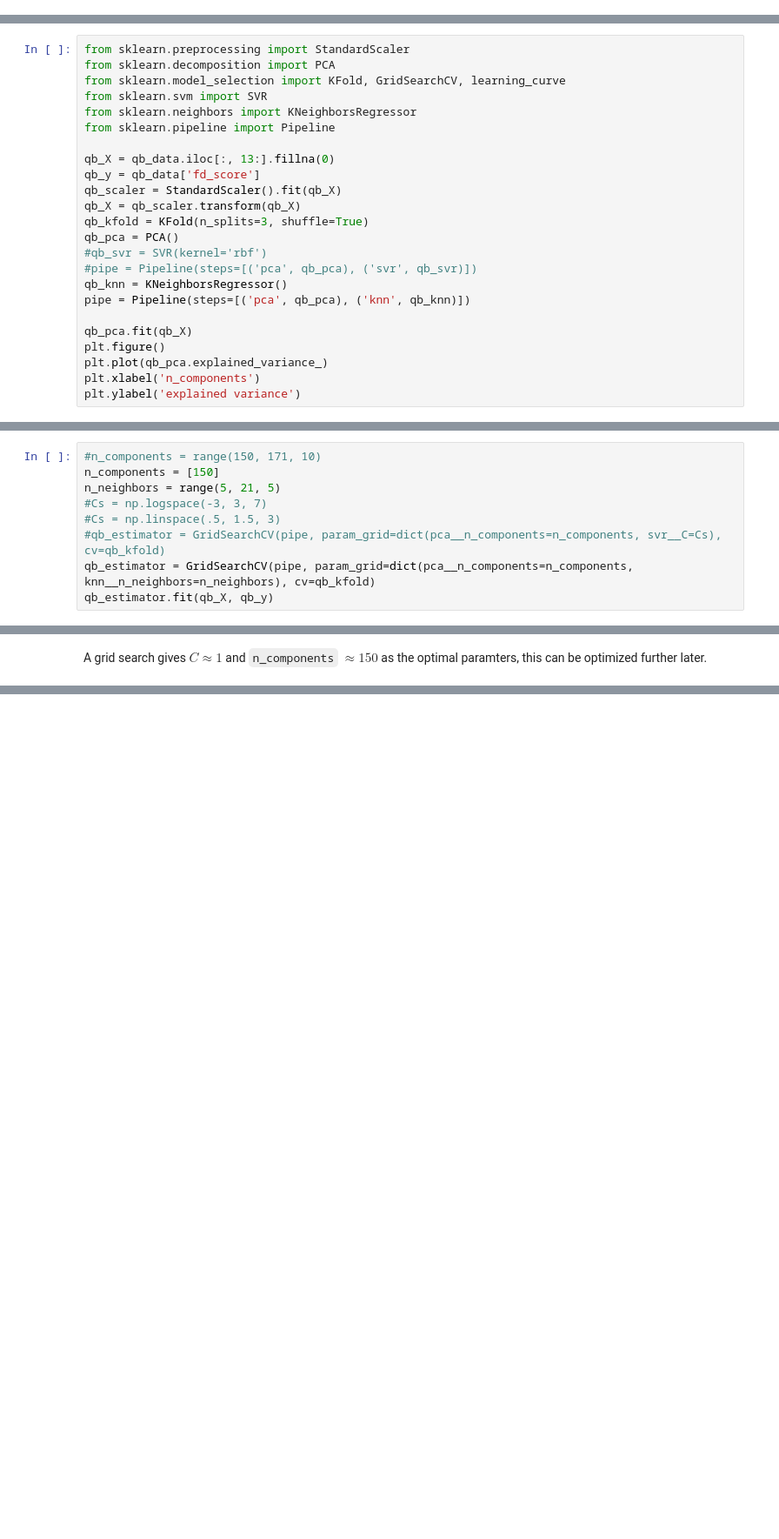
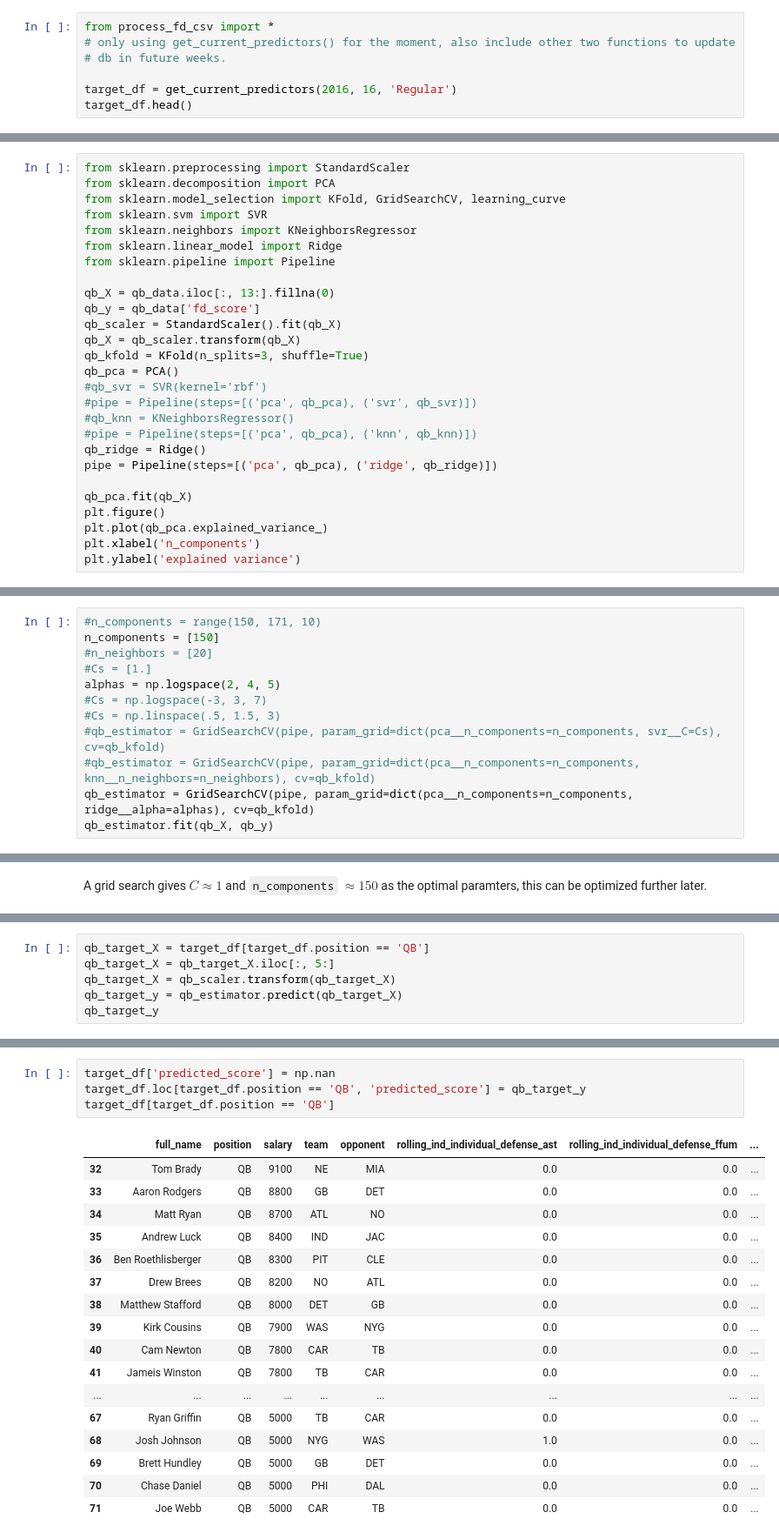
Before and after one commit to KMLDS/Bender, a Jupyter notebook: analysis.ipynb, the cells around one changed output, grey strips where cells are left out. Shown: that part at 87% size. Drawn from its saved outputs; the diff is of its cells as text; blank space fills up the shorter version.

Commit message:
first working code for predictions

```diff
--- a/analysis.ipynb
+++ b/analysis.ipynb
@@ -49,0 +50,7 @@ df.iloc[:10,:13]
+# %%
+from process_fd_csv import *
+# only using get_current_predictors() for the moment, also include other two functions to update
+# db in future weeks.
+
+target_df = get_current_predictors(2016, 16, 'Regular')
+target_df.head()
@@ -65,6 +84,7 @@ from sklearn.decomposition import PCA
 from sklearn.model_selection import KFold, GridSearchCV, learning_curve
 from sklearn.svm import SVR
 from sklearn.neighbors import KNeighborsRegressor
+from sklearn.linear_model import Ridge
 from sklearn.pipeline import Pipeline
 
 qb_X = qb_data.iloc[:, 13:].fillna(0)
@@ -75,8 +95,10 @@ qb_kfold = KFold(n_splits=3, shuffle=True)
 qb_pca = PCA()
 #qb_svr = SVR(kernel='rbf')
 #pipe = Pipeline(steps=[('pca', qb_pca), ('svr', qb_svr)])
-qb_knn = KNeighborsRegressor()
-pipe = Pipeline(steps=[('pca', qb_pca), ('knn', qb_knn)])
+#qb_knn = KNeighborsRegressor()
+#pipe = Pipeline(steps=[('pca', qb_pca), ('knn', qb_knn)])
+qb_ridge = Ridge()
+pipe = Pipeline(steps=[('pca', qb_pca), ('ridge', qb_ridge)])
 
 qb_pca.fit(qb_X)
 plt.figure()
@@ -89,11 +111,14 @@ plt.ylabel('explained variance')
 # %%
 #n_components = range(150, 171, 10)
 n_components = [150]
-n_neighbors = range(5, 21, 5)
+#n_neighbors = [20]
+#Cs = [1.]
+alphas = np.logspace(2, 4, 5)
 #Cs = np.logspace(-3, 3, 7)
 #Cs = np.linspace(.5, 1.5, 3)
 #qb_estimator = GridSearchCV(pipe, param_grid=dict(pca__n_components=n_components, svr__C=Cs), cv=qb_kfold)
-qb_estimator = GridSearchCV(pipe, param_grid=dict(pca__n_components=n_components, knn__n_neighbors=n_neighbors), cv=qb_kfold)
+#qb_estimator = GridSearchCV(pipe, param_grid=dict(pca__n_components=n_components, knn__n_neighbors=n_neighbors), cv=qb_kfold)
+qb_estimator = GridSearchCV(pipe, param_grid=dict(pca__n_components=n_components, ridge__alpha=alphas), cv=qb_kfold)
 qb_estimator.fit(qb_X, qb_y)
 # %% [output]
 GridSearchCV(cv=KFold(n_splits=3, random_state=None, shuffle=True),
@@ -120,0 +146,6 @@ train_sizes, train_scores, test_scores = learning_curve(qb_estimator, qb_X, qb_y
+# %%
+qb_target_X = target_df[target_df.position == 'QB']
+qb_target_X = qb_target_X.iloc[:, 5:]
+qb_target_X = qb_scaler.transform(qb_target_X)
+qb_target_y = qb_estimator.predict(qb_target_X)
+qb_target_y
@@ -120,0 +178,22 @@ train_sizes, train_scores, test_scores = learning_curve(qb_estimator, qb_X, qb_y
+# %%
+target_df['predicted_score'] = np.nan
+target_df.loc[target_df.position == 'QB', 'predicted_score'] = qb_target_y
+target_df[target_df.position == 'QB']
+# %% [output]
+|  | full_name | position | salary | team | opponent | rolling_ind_individual_defense_ast | rolling_ind_individual_defense_ffum | ... |
+| 32 | Tom Brady | QB | 9100 | NE | MIA | 0.0 | 0.0 | ... |
+| 33 | Aaron Rodgers | QB | 8800 | GB | DET | 0.0 | 0.0 | ... |
+| 34 | Matt Ryan | QB | 8700 | ATL | NO | 0.0 | 0.0 | ... |
+| 35 | Andrew Luck | QB | 8400 | IND | JAC | 0.0 | 0.0 | ... |
+| 36 | Ben Roethlisberger | QB | 8300 | PIT | CLE | 0.0 | 0.0 | ... |
+| 37 | Drew Brees | QB | 8200 | NO | ATL | 0.0 | 0.0 | ... |
+| 38 | Matthew Stafford | QB | 8000 | DET | GB | 0.0 | 0.0 | ... |
+| 39 | Kirk Cousins | QB | 7900 | WAS | NYG | 0.0 | 0.0 | ... |
+| 40 | Cam Newton | QB | 7800 | CAR | TB | 0.0 | 0.0 | ... |
+| 41 | Jameis Winston | QB | 7800 | TB | CAR | 0.0 | 0.0 | ... |
+| ... | ... | ... | ... | ... | ... | ... | ... | ... |
+| 67 | Ryan Griffin | QB | 5000 | TB | CAR | 0.0 | 0.0 | ... |
+| 68 | Josh Johnson | QB | 5000 | NYG | WAS | 1.0 | 0.0 | ... |
+| 69 | Brett Hundley | QB | 5000 | GB | DET | 0.0 | 0.0 | ... |
+| 70 | Chase Daniel | QB | 5000 | PHI | DAL | 0.0 | 0.0 | ... |
+| 71 | Joe Webb | QB | 5000 | CAR | TB | 0.0 | 0.0 | ... |
```
Also changed, not shown: parts of 13 cells of this notebook, 9 other files.
